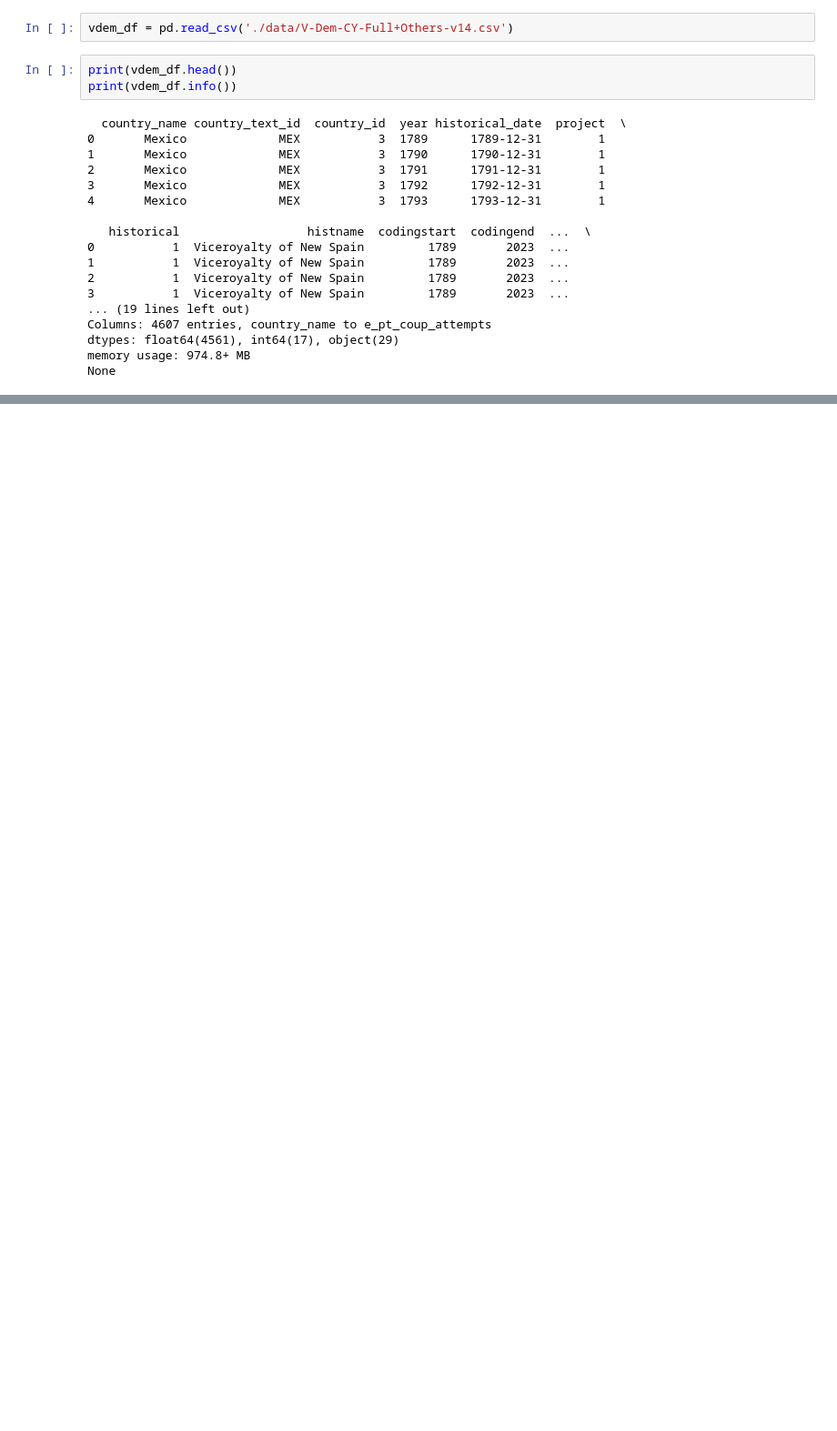
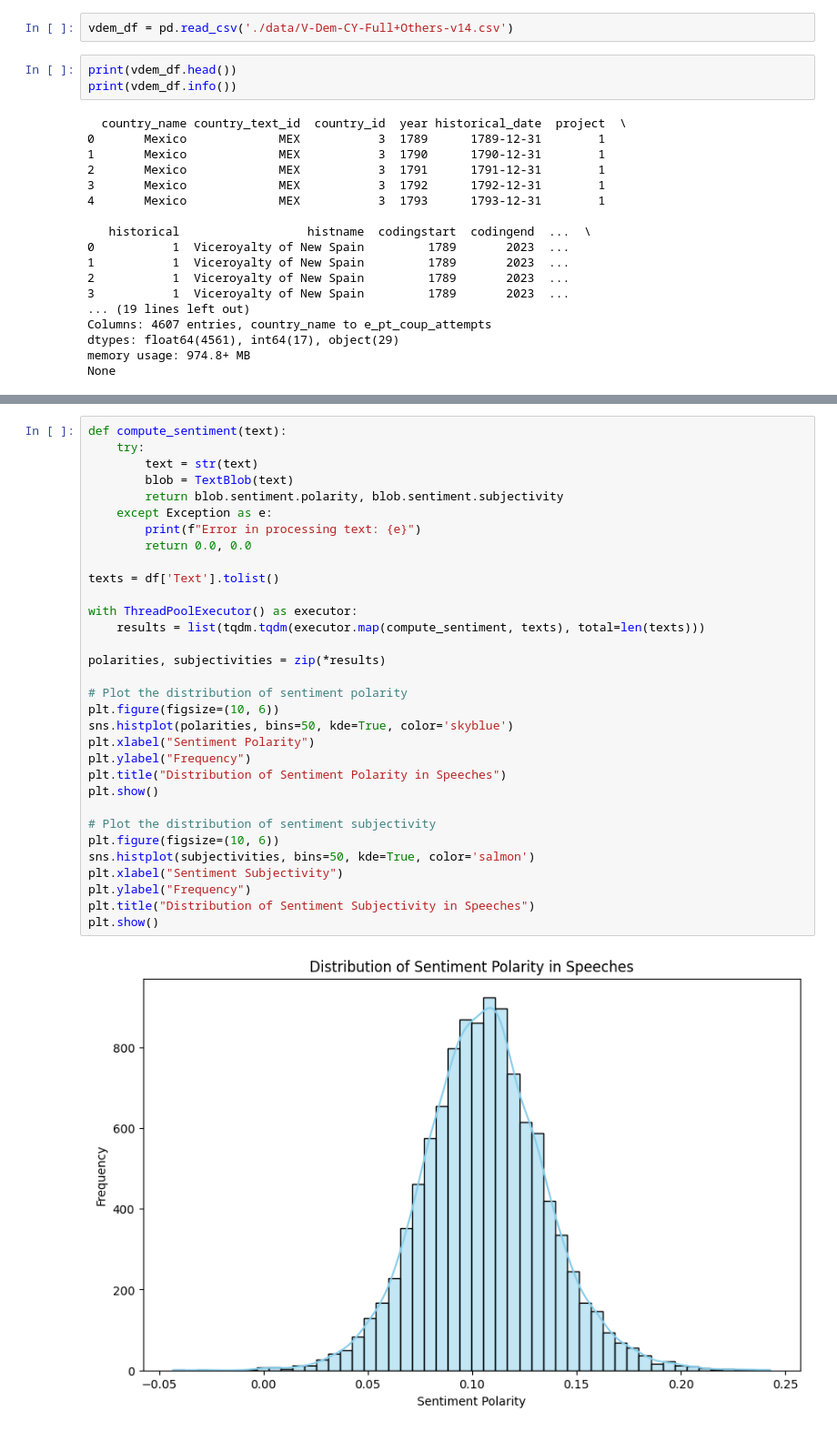
Before and after one commit to maxlaza411/Speech-Gov-Prediction, a Jupyter notebook: workbook.ipynb, the cells around one changed output, grey strips where cells are left out. Shown: that part at 91% size. Saved outputs shown, nothing was run; the diff lists cells and outputs as text; blank space fills up the shorter version.

```diff
--- a/workbook.ipynb
+++ b/workbook.ipynb
@@ -91,0 +145,34 @@ print(df_speeches.head())
+# %%
+def compute_sentiment(text):
+    try:
+        text = str(text)
+        blob = TextBlob(text)
+        return blob.sentiment.polarity, blob.sentiment.subjectivity
+    except Exception as e:
+        print(f"Error in processing text: {e}")
+        return 0.0, 0.0
+
+texts = df['Text'].tolist()
+
+with ThreadPoolExecutor() as executor:
+    results = list(tqdm.tqdm(executor.map(compute_sentiment, texts), total=len(texts)))
+
+polarities, subjectivities = zip(*results)
+
+# Plot the distribution of sentiment polarity
+plt.figure(figsize=(10, 6))
+sns.histplot(polarities, bins=50, kde=True, color='skyblue')
+plt.xlabel("Sentiment Polarity")
+plt.ylabel("Frequency")
+plt.title("Distribution of Sentiment Polarity in Speeches")
+plt.show()
+
+# Plot the distribution of sentiment subjectivity
+plt.figure(figsize=(10, 6))
+sns.histplot(subjectivities, bins=50, kde=True, color='salmon')
+plt.xlabel("Sentiment Subjectivity")
+plt.ylabel("Frequency")
+plt.title("Distribution of Sentiment Subjectivity in Speeches")
+plt.show()
+# %% [output]
+[figure, added]
```
Also changed, not shown: parts of 15 cells of this notebook.
